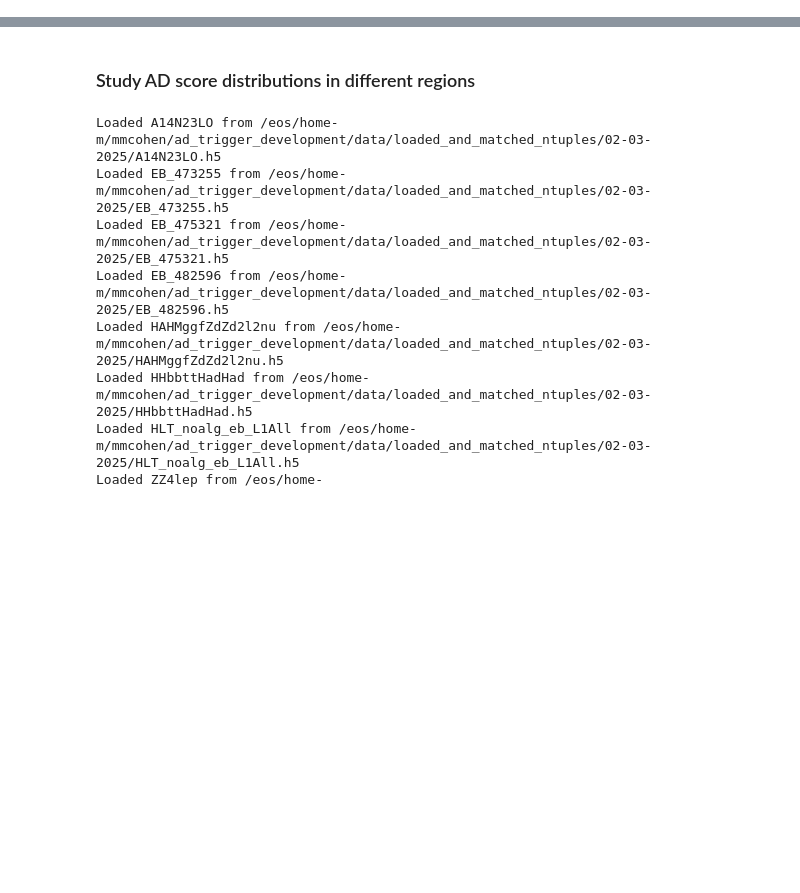
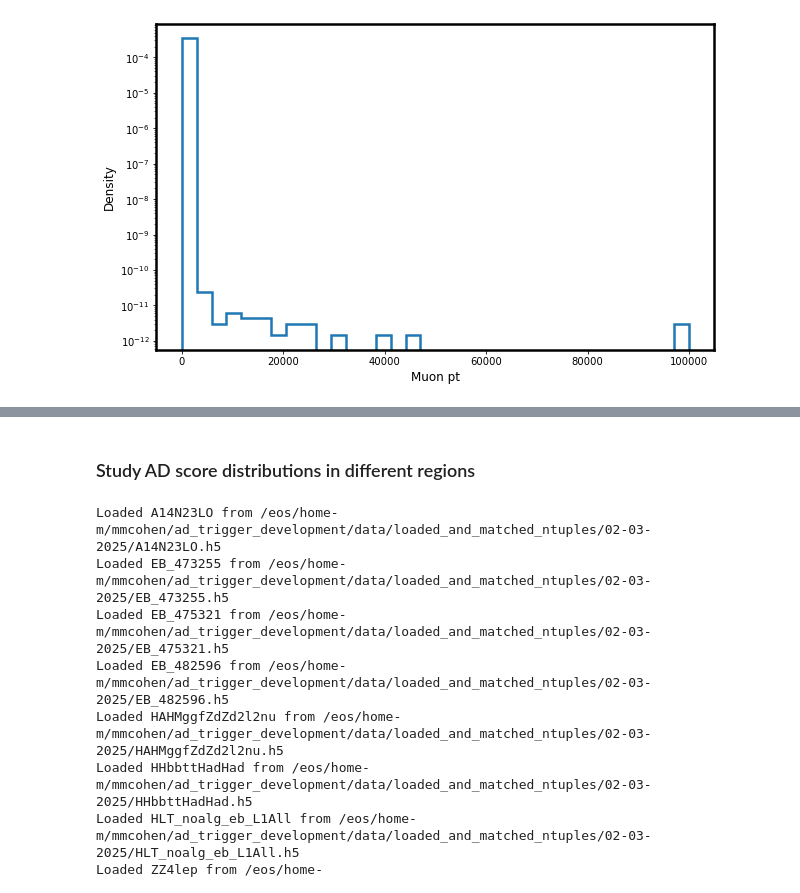
Before and after one commit to max-cohen54/AD_trigger_training, a Jupyter notebook: HLTAD/plots_main.ipynb, the cells around one changed output, grey strips where cells are left out. Drawn from its saved outputs; the diff is of its cells as text; code cells hidden in the pictures; blank space fills up the shorter version.

```diff
--- a/HLTAD/plots_main.ipynb
+++ b/HLTAD/plots_main.ipynb
@@ -11,0 +13,10 @@ To enable the following instructions: AVX2 AVX512F AVX512_VNNI FMA, in other ope
+# %%
+data_info = {
+    "train_data_scheme": "topo2A_train",
+    "pt_normalization_type": "global_division",
+    "L1AD_rate": 1000,
+    "pt_thresholds": [50, 30, 30, 30],
+    "pt_scale_factor": 0.05,
+    "comments": ""
+}
+datasets = ef.load_and_preprocess_and_preprocess(data_info=data_info, overlap_removal=False, duplicate_removal=False, obj_type='HLT', tag='EB_test')
@@ -11,0 +41,18 @@ To enable the following instructions: AVX2 AVX512F AVX512_VNNI FMA, in other ope
+# %%
+max_pt=100000
+bins = np.linspace(0, max_pt, 35)
+
+leading_muon_pt = np.clip(datasets['EB_test']['HLT_data'][:, 27], a_min=0, a_max=max_pt)
+weights = datasets['EB_test']['weights']
+
+
+plt.figure(figsize=(10, 6))
+plt.hist(leading_muon_pt, bins=bins, density=True, histtype='step', linewidth=2.5, fill=False, weights=weights)
+
+
+plt.xlabel('Muon pt', fontsize=12)
+plt.ylabel('Density', fontsize=12)
+plt.yscale('log')
+plt.show()
+# %% [output]
+[figure, added]
```
Also changed, not shown: parts of 49 cells of this notebook, 8 other files.
